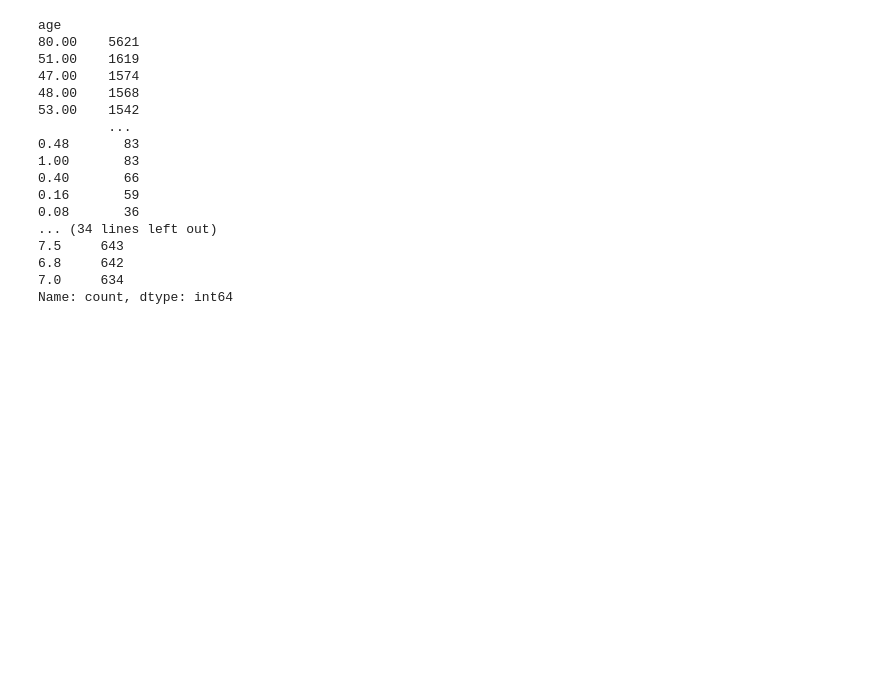
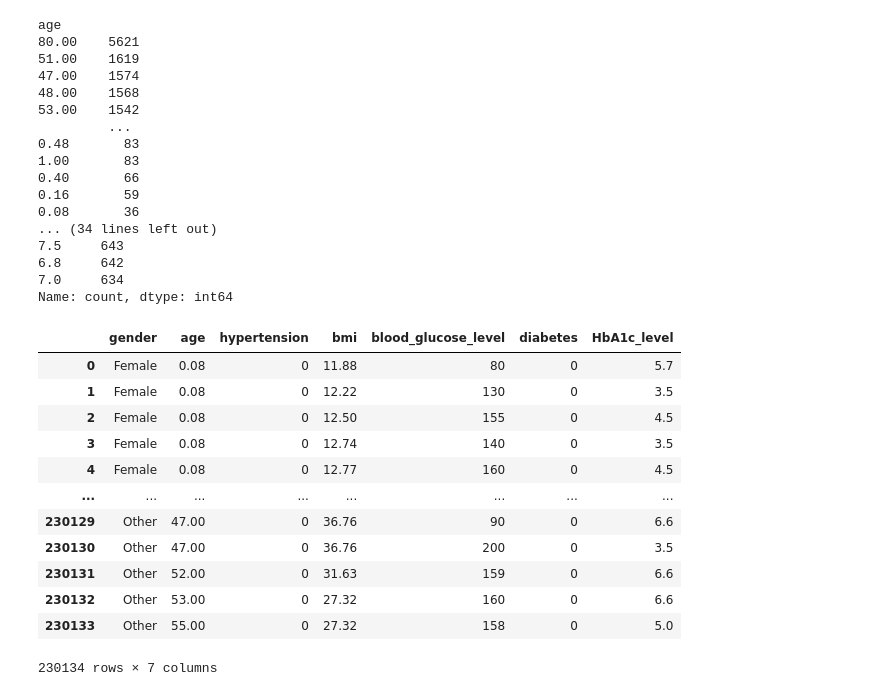
Before and after one commit to Abilhzn/DiaCare-Backend, a Jupyter notebook: app/diabetes_prediction/ml_model/EDA.ipynb, the cells around one changed output. Saved outputs shown, nothing was run; the diff lists cells and outputs as text; code cells hidden in the pictures; blank space fills up the shorter version.

```diff
--- a/app/diabetes_prediction/ml_model/EDA.ipynb
+++ b/app/diabetes_prediction/ml_model/EDA.ipynb
@@ -254,6 +246,25 @@ age
 6.8     642
 7.0     634
 Name: count, dtype: int64
+# %%
+another_feature_to_drop = ['heart_disease', 'smoking_history']
+df_merged.drop(columns=another_feature_to_drop, inplace=True)
+# %%
+df_merged
+# %% [output]
+|  | gender | age | hypertension | bmi | blood_glucose_level | diabetes | HbA1c_level |
+| 0 | Female | 0.08 | 0 | 11.88 | 80 | 0 | 5.7 |
+| 1 | Female | 0.08 | 0 | 12.22 | 130 | 0 | 3.5 |
+| 2 | Female | 0.08 | 0 | 12.50 | 155 | 0 | 4.5 |
+| 3 | Female | 0.08 | 0 | 12.74 | 140 | 0 | 3.5 |
+| 4 | Female | 0.08 | 0 | 12.77 | 160 | 0 | 4.5 |
+| ... | ... | ... | ... | ... | ... | ... | ... |
+| 230129 | Other | 47.00 | 0 | 36.76 | 90 | 0 | 6.6 |
+| 230130 | Other | 47.00 | 0 | 36.76 | 200 | 0 | 3.5 |
+| 230131 | Other | 52.00 | 0 | 31.63 | 159 | 0 | 6.6 |
+| 230132 | Other | 53.00 | 0 | 27.32 | 160 | 0 | 6.6 |
+| 230133 | Other | 55.00 | 0 | 27.32 | 158 | 0 | 5.0 |
+230134 rows × 7 columns
 # %%
 save_path = 'diabetes_merged_dataset.csv'
 df_merged.to_csv(save_path, index=False)
```
Also changed, not shown: parts of 10 cells of this notebook, 8 other files.
